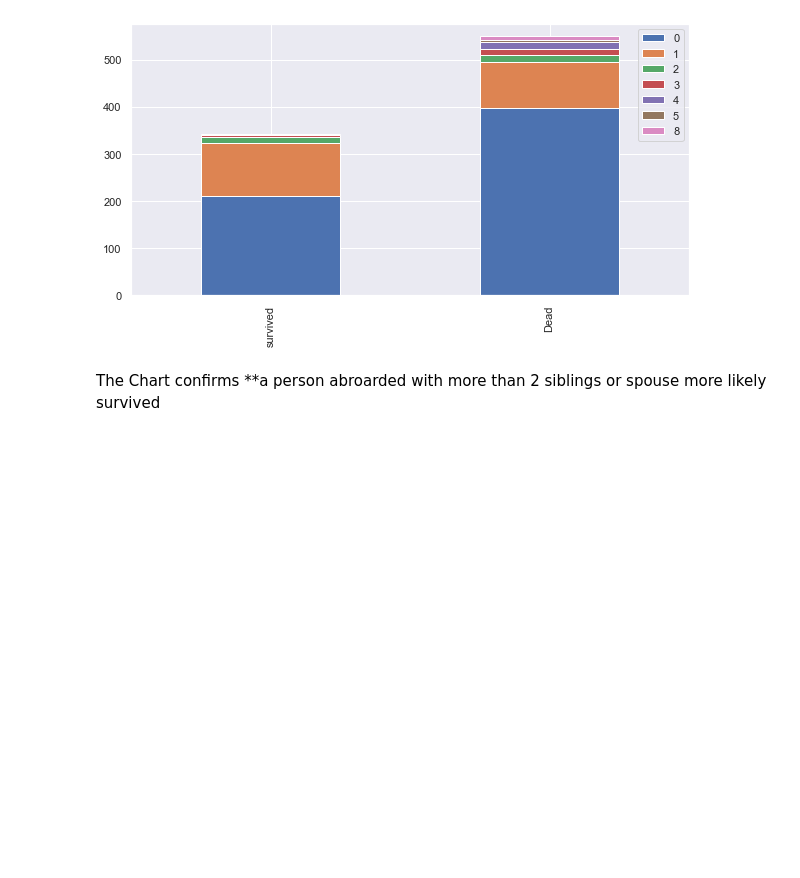
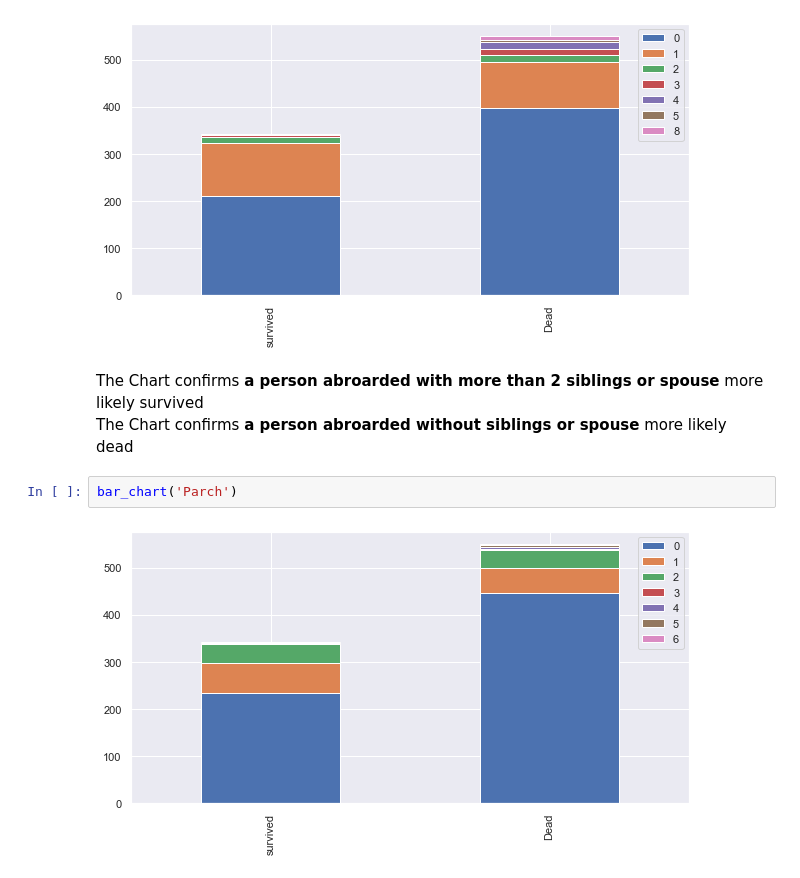
Before and after one commit to zpvk/Models, a Jupyter notebook: titanic/titanic_solution.ipynb, the cells around one changed output. Drawn from its saved outputs; the diff is of its cells as text; blank space fills up the shorter version.

```diff
--- a/titanic/titanic_solution.ipynb
+++ b/titanic/titanic_solution.ipynb
@@ -149,4 +149,9 @@ bar_chart('SibSp')
 # %% [output]
 [figure]
 # %% [markdown]
-The Chart confirms **a person abroarded with more than 2 siblings or spouse more likely survived
+The Chart confirms **a person abroarded with more than 2 siblings or spouse** more likely survived<br>
+The Chart confirms **a person abroarded without siblings or spouse** more likely dead
+# %%
+bar_chart('Parch')
+# %% [output]
+[figure, added]
```
Also changed, not shown: parts of 3 cells of this notebook.
